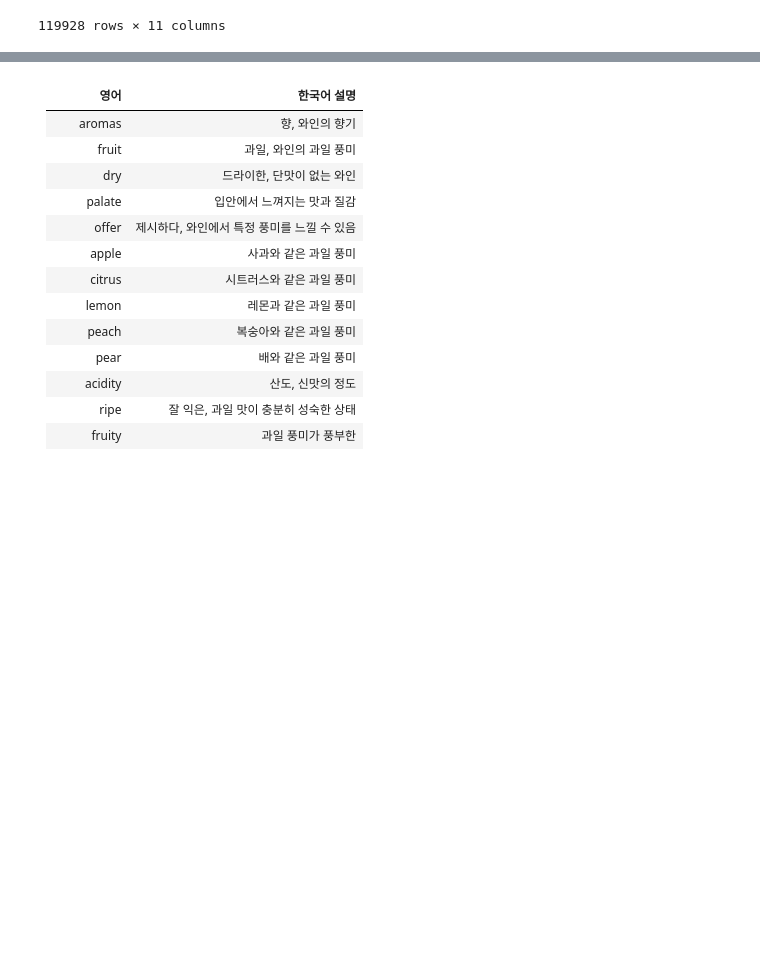
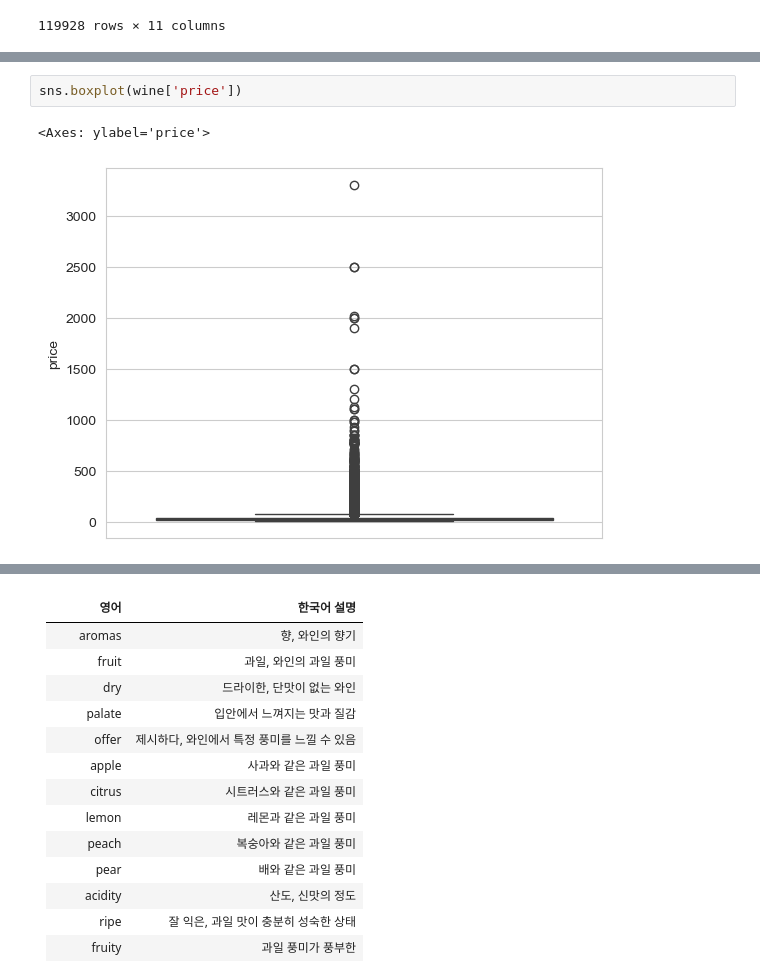
Before and after one commit to yejinlee99/DA36_mini2_Dionysus, a Jupyter notebook: wine_beginner.ipynb, the cells around one changed output, grey strips where cells are left out. Saved outputs shown, nothing was run; the diff lists cells and outputs as text; blank space fills up the shorter version.

```diff
--- a/wine_beginner.ipynb
+++ b/wine_beginner.ipynb
@@ -127,0 +140,5 @@ wine
+# %%
+sns.boxplot(wine['price'])
+# %% [output]
+<Axes: ylabel='price'>
+[figure, added]
```
Also changed, not shown: parts of 8 cells of this notebook.
